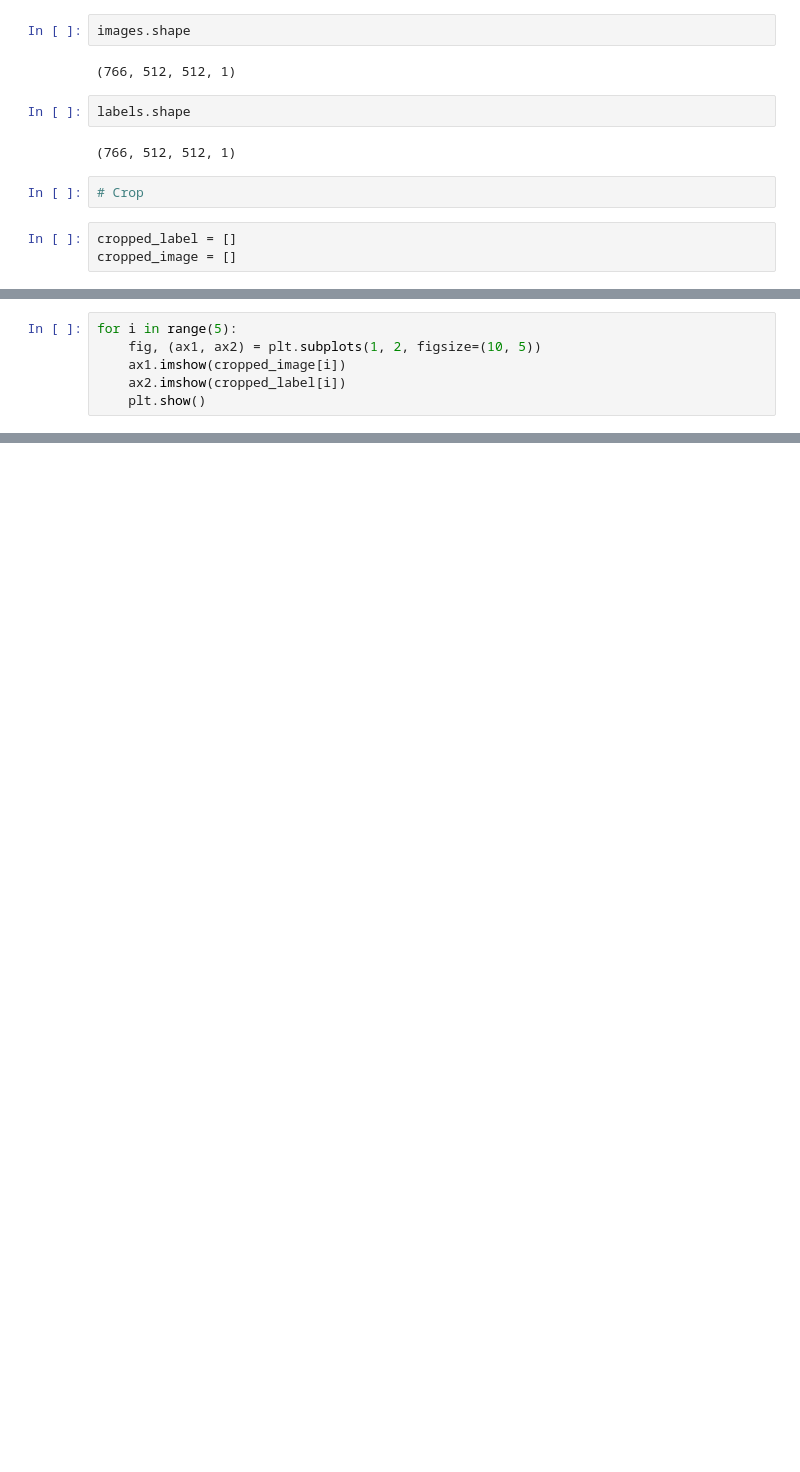
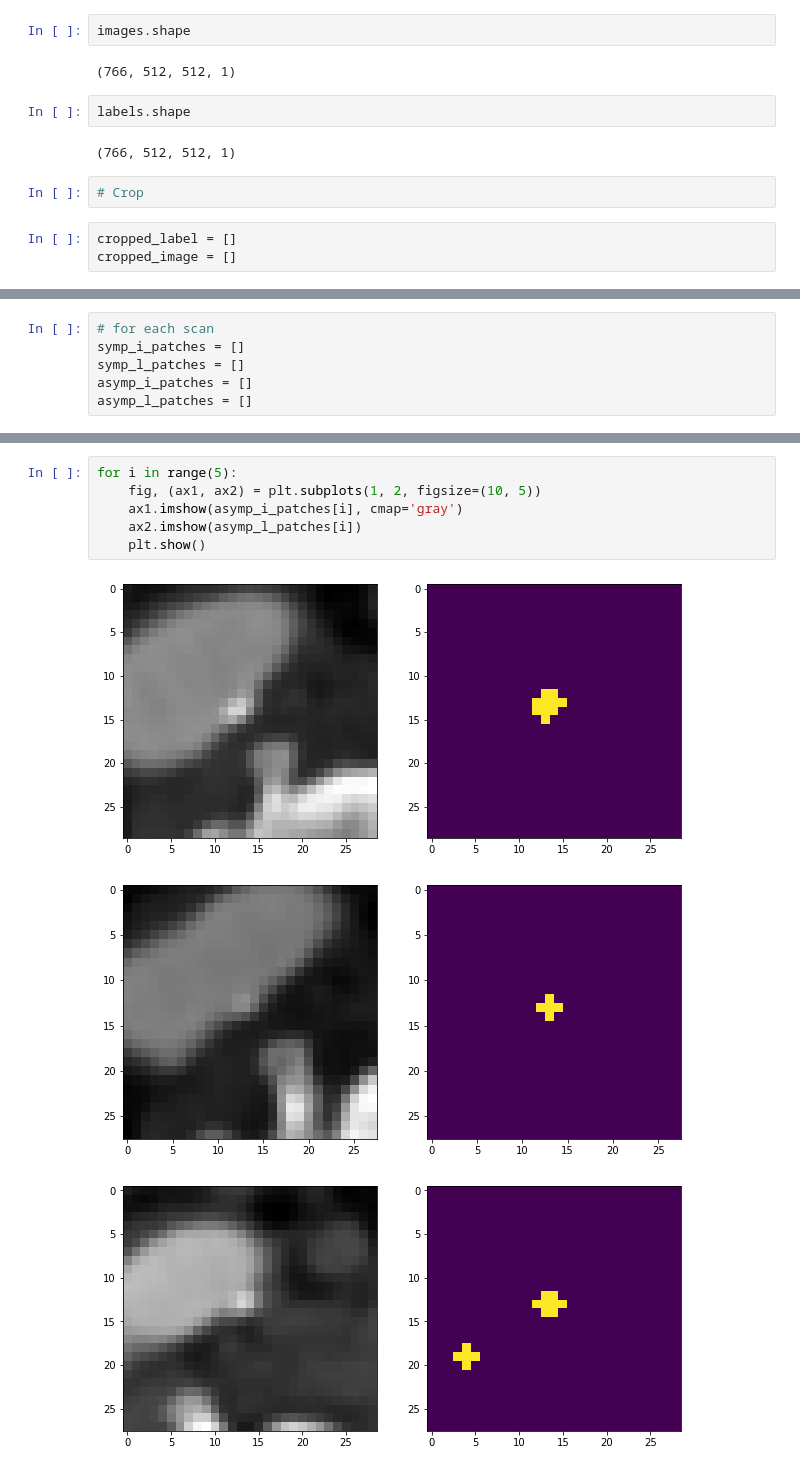
Before and after one commit to jiehyunjkim/CACTAS_Aim2, a Jupyter notebook: _EXPERIMENTS/split_L_R_carotid.ipynb, the cells around one changed output, grey strips where cells are left out. Saved outputs shown, nothing was run; the diff lists cells and outputs as text; blank space fills up the shorter version.

```diff
--- a/_EXPERIMENTS/split_L_R_carotid.ipynb
+++ b/_EXPERIMENTS/split_L_R_carotid.ipynb
@@ -88,0 +87,6 @@ from skimage.filters import threshold_otsu
+# %%
+# for each scan
+symp_i_patches = []
+symp_l_patches = []
+asymp_i_patches = []
+asymp_l_patches = []
@@ -120,6 +159,0 @@ len(cropped_image)
-# %%
-for i in range(5):
-    fig, (ax1, ax2) = plt.subplots(1, 2, figsize=(10, 5))
-    ax1.imshow(cropped_image[i])
-    ax2.imshow(cropped_label[i])
-    plt.show()
@@ -185,0 +188,10 @@ for i in range(5): # slicecount
+# %%
+for i in range(5):
+    fig, (ax1, ax2) = plt.subplots(1, 2, figsize=(10, 5))
+    ax1.imshow(asymp_i_patches[i], cmap='gray')
+    ax2.imshow(asymp_l_patches[i])
+    plt.show()
+# %% [output]
+[figure, added]
+[figure, added]
+[figure, added]
```
Also changed, not shown: parts of 19 cells of this notebook, 1 other file.
